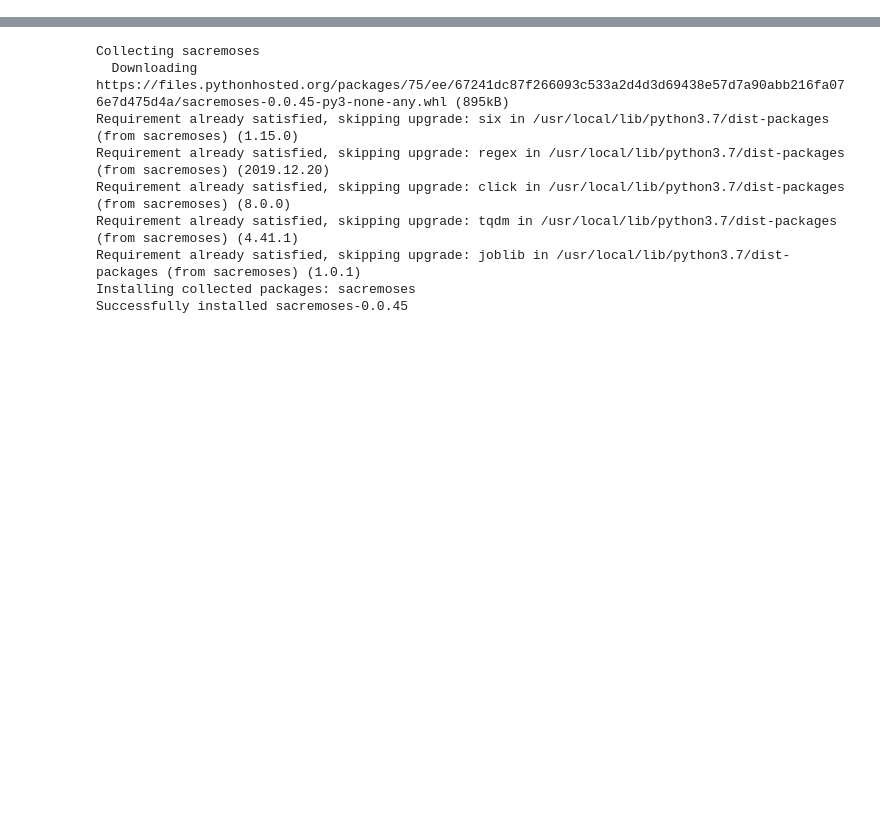
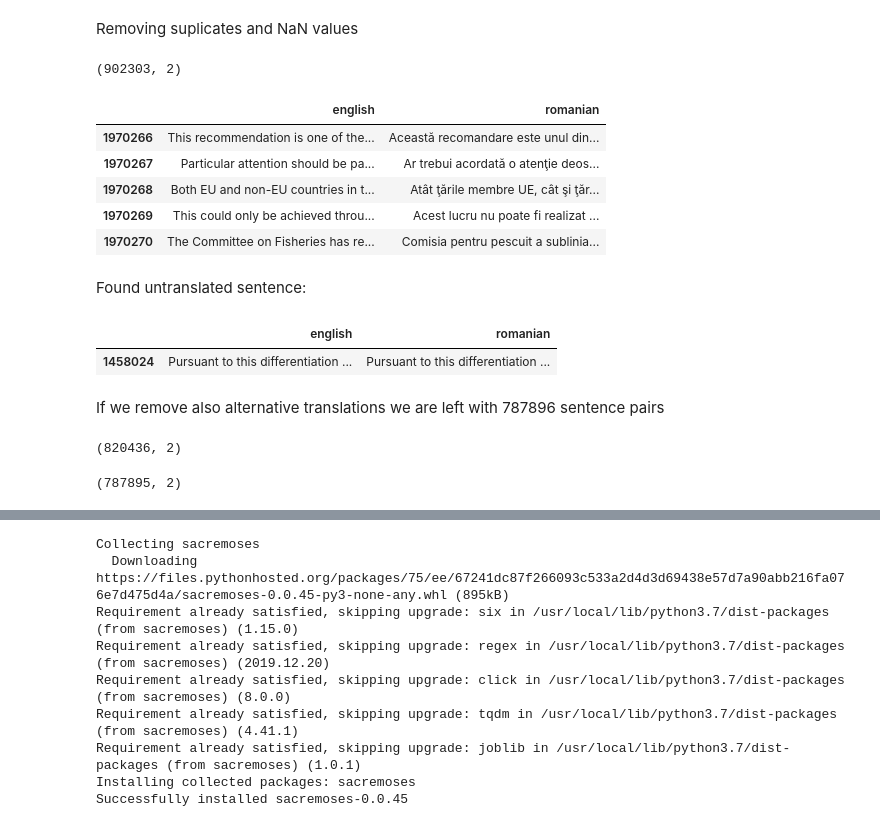
Before and after one commit to clgp2/baCode, a Jupyter notebook: notebooks/01-intermediate.ipynb, the cells around one changed output, grey strips where cells are left out. Saved outputs shown, nothing was run; the diff lists cells and outputs as text; code cells hidden in the pictures; blank space fills up the shorter version.

```diff
--- a/notebooks/01-intermediate.ipynb
+++ b/notebooks/01-intermediate.ipynb
@@ -244,0 +8,4 @@ target_dataset.to_csv (r'/content/drive/MyDrive/data_en_ro/dcep_full/clean_dcep.
+# %%
+path_ENRO_bisents = os.path.join(os.pardir, "data/00-raw/EN-RO-bisentences.txt")
+#quoting is to correctly include quote in quote strings as one field when reading the file
+df=pd.read_csv(path_ENRO_bisents, sep='\t', names=['english', 'romanian'], quoting=csv.QUOTE_NONE)
@@ -244,0 +27,41 @@ target_dataset.to_csv (r'/content/drive/MyDrive/data_en_ro/dcep_full/clean_dcep.
+# %% [markdown]
+Removing suplicates and NaN values
+# %%
+df=df.dropna()
+df=df.drop_duplicates()
+df.shape
+# %% [output]
+(902303, 2)
+# %%
+pd.set_option('display.max_colwidth', None)
+df.iloc[591524:591529]
+# %% [output]
+|  | english | romanian |
+| 1970266 | This recommendation is one of the... | Această recomandare este unul din... |
+| 1970267 | Particular attention should be pa... | Ar trebui acordată o atenţie deos... |
+| 1970268 | Both EU and non-EU countries in t... | Atât ţările membre UE, cât şi ţăr... |
+| 1970269 | This could only be achieved throu... | Acest lucru nu poate fi realizat ... |
+| 1970270 | The Committee on Fisheries has re... | Comisia pentru pescuit a sublinia... |
+# %% [markdown]
+Found untranslated sentence:
+# %%
+contains_untranslated = df[df['romanian'].str.contains('Pursuant to this differentiation the Conference')]
+contains_untranslated
+# %% [output]
+|  | english | romanian |
+| 1458024 | Pursuant to this differentiation ... | Pursuant to this differentiation ... |
+# %% [markdown]
+If we remove also alternative translations we are left with 787896 sentence pairs
+# %%
+df_no_ro_alternative=df.drop_duplicates(subset='english')
+df_no_ro_alternative.shape
+# %% [output]
+(820436, 2)
+# %%
+df_no_en_alternative=df.drop_duplicates(subset='romanian')
+df_no_en_alternative.shape
+
+df_no_alternatives=df_no_ro_alternative.drop_duplicates(subset='romanian')
+df_no_alternatives.shape
+# %% [output]
+(787895, 2)
```
Also changed, not shown: parts of 42 cells of this notebook, 14 other files.
